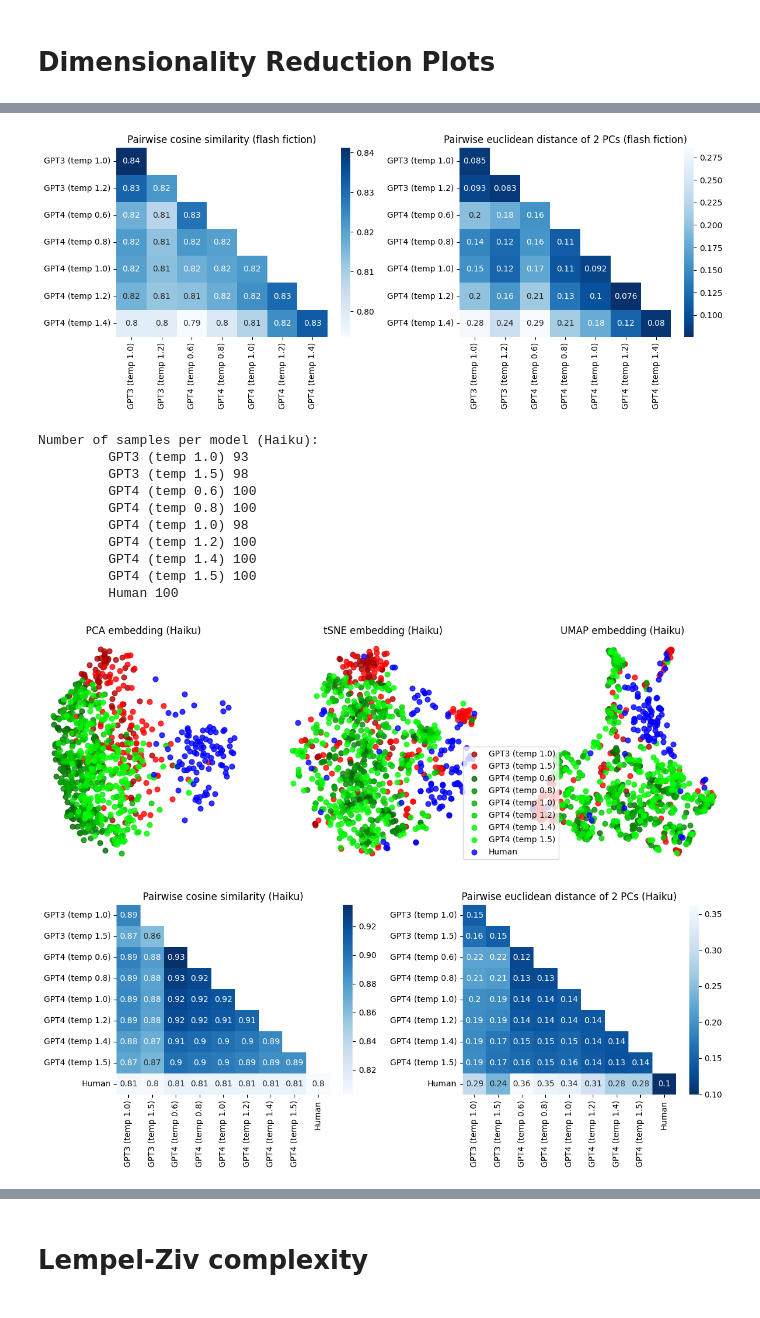
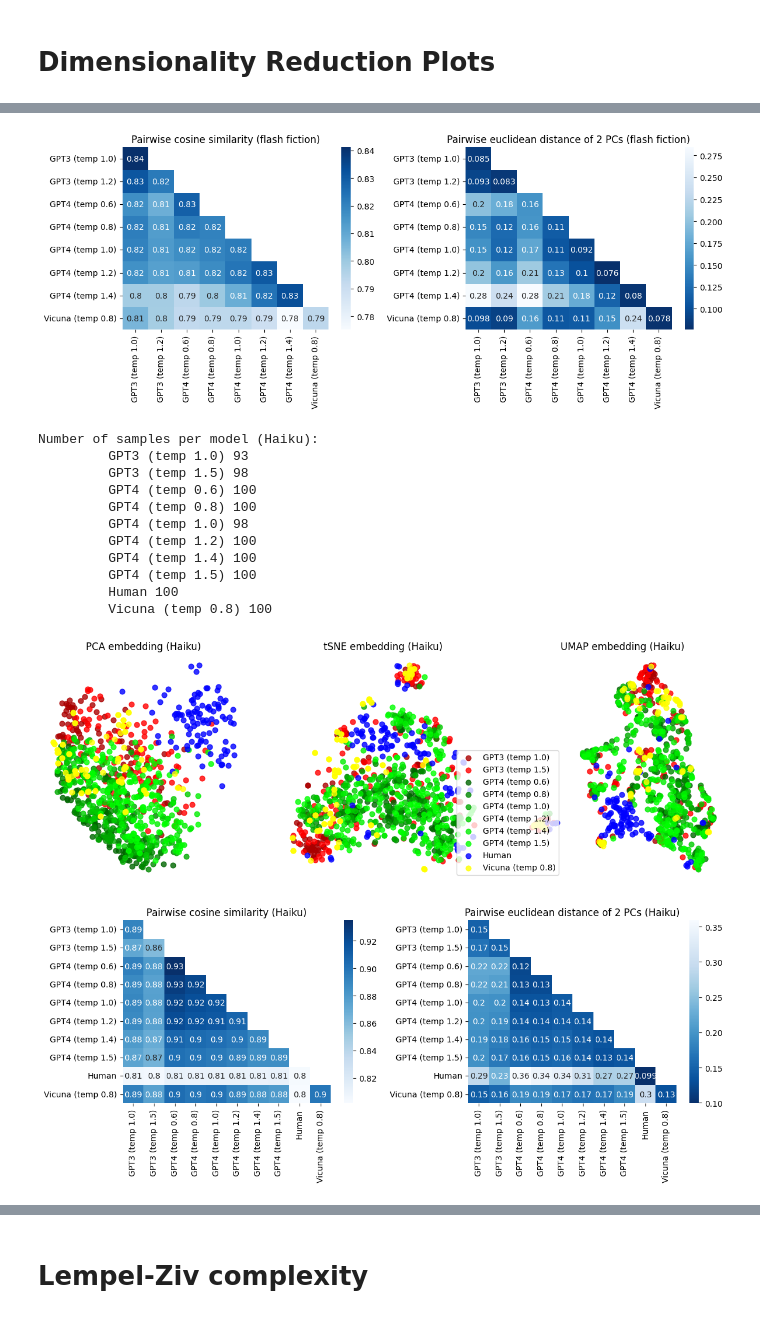
Before and after one commit to AntoineBellemare/DAT_GPT, a Jupyter notebook: notebook/text_embedding_viz.ipynb, the cells around one changed output, grey strips where cells are left out. Cells and saved outputs as stored; diff of their text form; code cells hidden in the pictures.

Commit message:
Update plots

```diff
--- a/notebook/text_embedding_viz.ipynb
+++ b/notebook/text_embedding_viz.ipynb
@@ -16,8 +16,11 @@ from scipy.stats import ttest_ind
 from statsmodels.stats.multitest import multipletests
 from itertools import combinations
 # %%
-def get_data_locations(genre):
-    path_pattern = f"../machine_data_stories/embeddings/*_{genre}_*.json"
+def get_data_locations(genre, vecs=True):
+    if vecs:
+        path_pattern = f"../machine_data_stories/embeddings/*_{genre}_*.json"
+    else:
+        path_pattern = f"../machine_data_stories/*_{genre}_*.json"
     filenames = glob.glob(path_pattern)
 
     data_locations = {}
@@ -33,24 +36,30 @@ def get_data_locations(genre):
             key = f"{model} (temp {temp})"
         else:
             key = model
-        data_locations[key] = filename
+
+        if key in data_locations:
+            data_locations[key].append(filename)
+        else:
+            data_locations[key] = [filename]
     return data_locations
 
+
+def parse_temp(filename):
+    if 'temp' in filename:
+        return float(filename.split('temp ')[1].replace(")", ""))
+    return 1.0
 
 def color_generator(data_locations, **model_colors):
     models = sorted(set(name.split(' ')[0] for name in data_locations.keys()))
     missing_models = [model for model in models if model not in model_colors]
     assert not missing_models, f"Base color for the following models is missing: {', '.join(missing_models)}"
 
-    max_temp = max(float(name.split('temp ')[1].replace(")", "")) if 'temp' in name else 1.0 for name in data_locations.keys())
-
     color_dict = {}
     for name in data_locations.keys():
         model = name.split(' ')[0]
-        if 'temp' in name:
-            temp = float(name.split('temp ')[1].replace(")", "")) / max_temp
-        else:
-            temp = 1.0
+
+        max_temp = max(parse_temp(name) for name in data_locations.keys() if model in name)
+        temp = parse_temp(name) / max_temp
 
         base_color = mplcolors.to_rgb(model_colors[model])
         interp_color = [base_color[i] * temp for i in range(3)]
@@ -138,8 +147,11 @@ def plot_pairwise_similarity(data, data_name, metric="cosine", pca_comps=None, c
 # %%
 def load_data(data_locations, max_samples=100):
     data = {}
-    for name, loc in data_locations.items():
-        data[name] = np.array(list(json.load(open(loc, "r")).values()))[:max_samples]
+    for name, locs in data_locations.items():
+        curr = []
+        for loc in locs:
+            curr.append(np.array(list(json.load(open(loc, "r")).values())))
+        data[name] = np.concatenate(curr)[:max_samples]
     return data
 
 def embedding_summary(data_locations, data_name, colors=None):
@@ -172,19 +184,19 @@ def pairwise_distance_summary(data_locations, data_name):
 # %%
 data_name = "flash fiction"
 data_locations = get_data_locations("flash_fiction")
-colors = color_generator(data_locations, GPT3="#ff0000", GPT4="#00ff00", Human="#0000ff")
+colors = color_generator(data_locations, GPT3="#ff0000", GPT4="#00ff00", Vicuna="#ffff00", Human="#0000ff")
 embedding_summary(data_locations, data_name, colors=colors)
 pairwise_distance_summary(data_locations, data_name)
 
 data_name = "Haiku"
 data_locations = get_data_locations("haiku")
-colors = color_generator(data_locations, GPT3="#ff0000", GPT4="#00ff00", Human="#0000ff")
+colors = color_generator(data_locations, GPT3="#ff0000", GPT4="#00ff00", Vicuna="#ffff00", Human="#0000ff")
 embedding_summary(data_locations, data_name, colors=colors)
 pairwise_distance_summary(data_locations, data_name)
 
 data_name = "Synopsis"
 data_locations = get_data_locations("synopsis")
-colors = color_generator(data_locations, GPT3="#ff0000", GPT4="#00ff00", Human="#0000ff")
+colors = color_generator(data_locations, GPT3="#ff0000", GPT4="#00ff00", Vicuna="#ffff00", Human="#0000ff")
 embedding_summary(data_locations, data_name, colors=colors)
 pairwise_distance_summary(data_locations, data_name)
 # %% [output]
@@ -200,16 +213,17 @@ Number of samples per model (flash fiction):
-[figure, old version]
+[figure, new version]
 Number of samples per model (Haiku):
          GPT3 (temp 1.0) 93
          GPT3 (temp 1.5) 98
          GPT4 (temp 0.6) 100
          GPT4 (temp 0.8) 100
          GPT4 (temp 1.0) 98
          GPT4 (temp 1.2) 100
          GPT4 (temp 1.4) 100
          GPT4 (temp 1.5) 100
          Human 100
+         Vicuna (temp 0.8) 100
-[figure, old version]
+[figure, new version]
-[figure, old version]
+[figure, new version]
 Number of samples per model (Synopsis):
          GPT3 (temp 1.0) 97
          GPT3 (temp 1.2) 98
```
Also changed, not shown: parts of 3 cells of this notebook.
